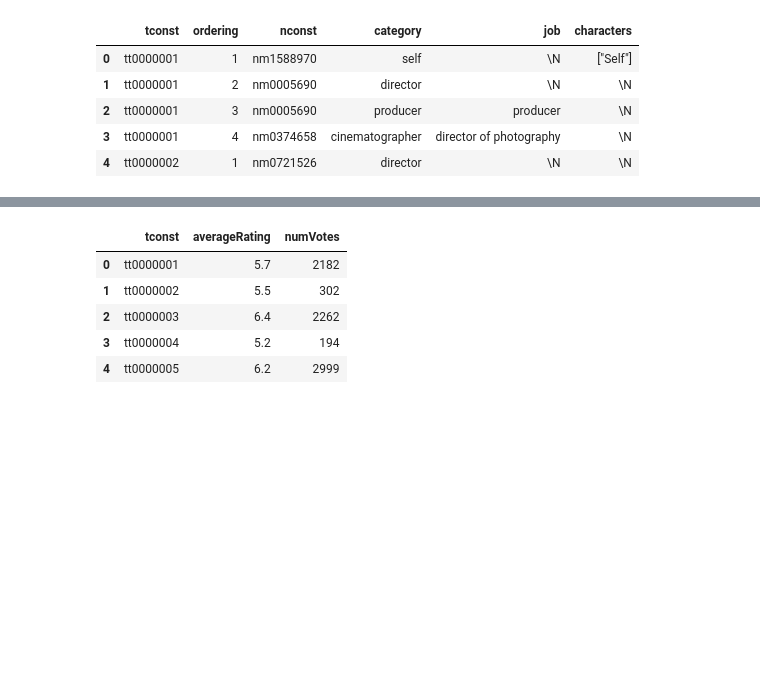
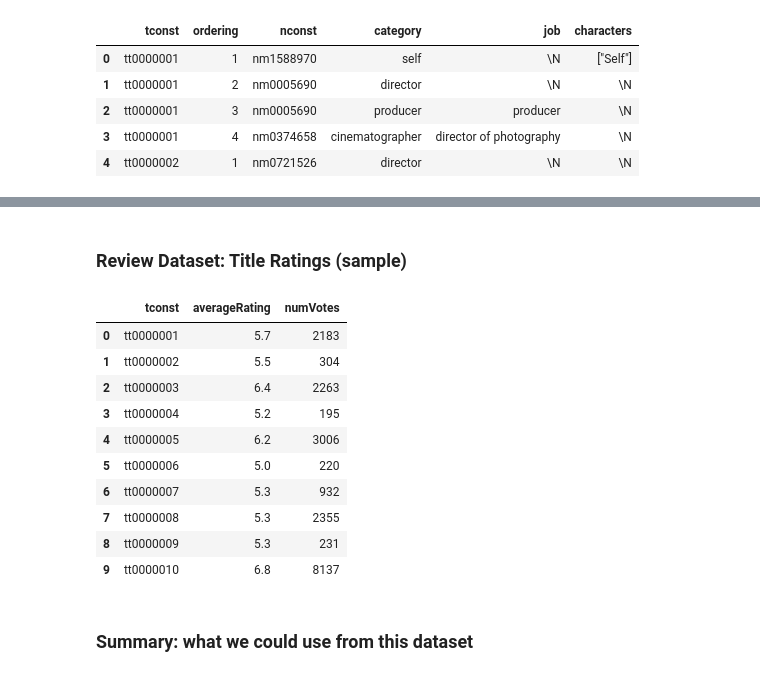
Before and after one commit to mirunatecusanu/movie-recommendation-kg, a Jupyter notebook: exploratory/movie_datasets.ipynb, the cells around one changed output, grey strips where cells are left out. Cells and saved outputs as stored; diff of their text form; code cells hidden in the pictures; blank space fills up the shorter version.

```diff
--- a/exploratory/movie_datasets.ipynb
+++ b/exploratory/movie_datasets.ipynb
@@ -70,20 +71,27 @@ All datasets downloaded successfully!
 # %% [markdown]
 ### Dataset exploration
 # %%
-def read_sample_df(data_path, sep='\t', compression='gzip', top_rows=10000):
-    # read first rows for review
-    df_sample= pd.read_csv(
-        data_path,
-        sep=sep,
-        compression=compression,
-        nrows=top_rows
-    )
+def read_sample_df(data_path, sep='\t', compression='gzip', sample=True, top_rows=10000):
+    if sample:
+        # read first rows for review
+        df_sample= pd.read_csv(
+            data_path,
+            sep=sep,
+            compression=compression,
+            nrows=top_rows
+        )
+    else:
+        df_sample= pd.read_csv(
+            data_path,
+            sep=sep,
+            compression=compression
+        )
     return df_sample
 # %%
-name_basics_sample = read_sample_df('datasets/imdb_non_commercial/name.basics.tsv.gz')
-title_akas_sample = read_sample_df('datasets/imdb_non_commercial/title.akas.tsv.gz')
-title_basics_sample = read_sample_df('datasets/imdb_non_commercial/title.basics.tsv.gz')
-title_crew_sample = read_sample_df('datasets/imdb_non_commercial/title.crew.tsv.gz')
-title_episode_sample = read_sample_df('datasets/imdb_non_commercial/title.episode.tsv.gz')
-title_principals_sample = read_sample_df('datasets/imdb_non_commercial/title.principals.tsv.gz')
-title_ratings_sample = read_sample_df('datasets/imdb_non_commercial/title.ratings.tsv.gz')
+name_basics_sample = read_sample_df('datasets/imdb_non_commercial/name.basics.tsv.gz', sample=True)
+title_akas_sample = read_sample_df('datasets/imdb_non_commercial/title.akas.tsv.gz', sample=True)
+title_basics_sample = read_sample_df('datasets/imdb_non_commercial/title.basics.tsv.gz', sample=True)
+title_crew_sample = read_sample_df('datasets/imdb_non_commercial/title.crew.tsv.gz', sample=True)
+title_episode_sample = read_sample_df('datasets/imdb_non_commercial/title.episode.tsv.gz', sample=True)
+title_principals_sample = read_sample_df('datasets/imdb_non_commercial/title.principals.tsv.gz', sample=True)
+title_ratings_sample = read_sample_df('datasets/imdb_non_commercial/title.ratings.tsv.gz', sample=True)
@@ -144,9 +402,18 @@ title_principals_sample.head()
+# %% [markdown]
+### Review Dataset: Title Ratings (sample)
 # %%
-title_ratings_sample.head()
+title_ratings_sample.head(10)
 # %% [output]
 |  | tconst | averageRating | numVotes |
-| 0 | tt0000001 | 5.7 | 2182 |
-| 1 | tt0000002 | 5.5 | 302 |
-| 2 | tt0000003 | 6.4 | 2262 |
-| 3 | tt0000004 | 5.2 | 194 |
-| 4 | tt0000005 | 6.2 | 2999 |
+| 0 | tt0000001 | 5.7 | 2183 |
+| 1 | tt0000002 | 5.5 | 304 |
+| 2 | tt0000003 | 6.4 | 2263 |
+| 3 | tt0000004 | 5.2 | 195 |
+| 4 | tt0000005 | 6.2 | 3006 |
+| 5 | tt0000006 | 5.0 | 220 |
+| 6 | tt0000007 | 5.3 | 932 |
+| 7 | tt0000008 | 5.3 | 2355 |
+| 8 | tt0000009 | 5.3 | 231 |
+| 9 | tt0000010 | 6.8 | 8137 |
+# %% [markdown]
+### Summary: what we could use from this dataset
```
Also changed, not shown: parts of 38 cells of this notebook.
